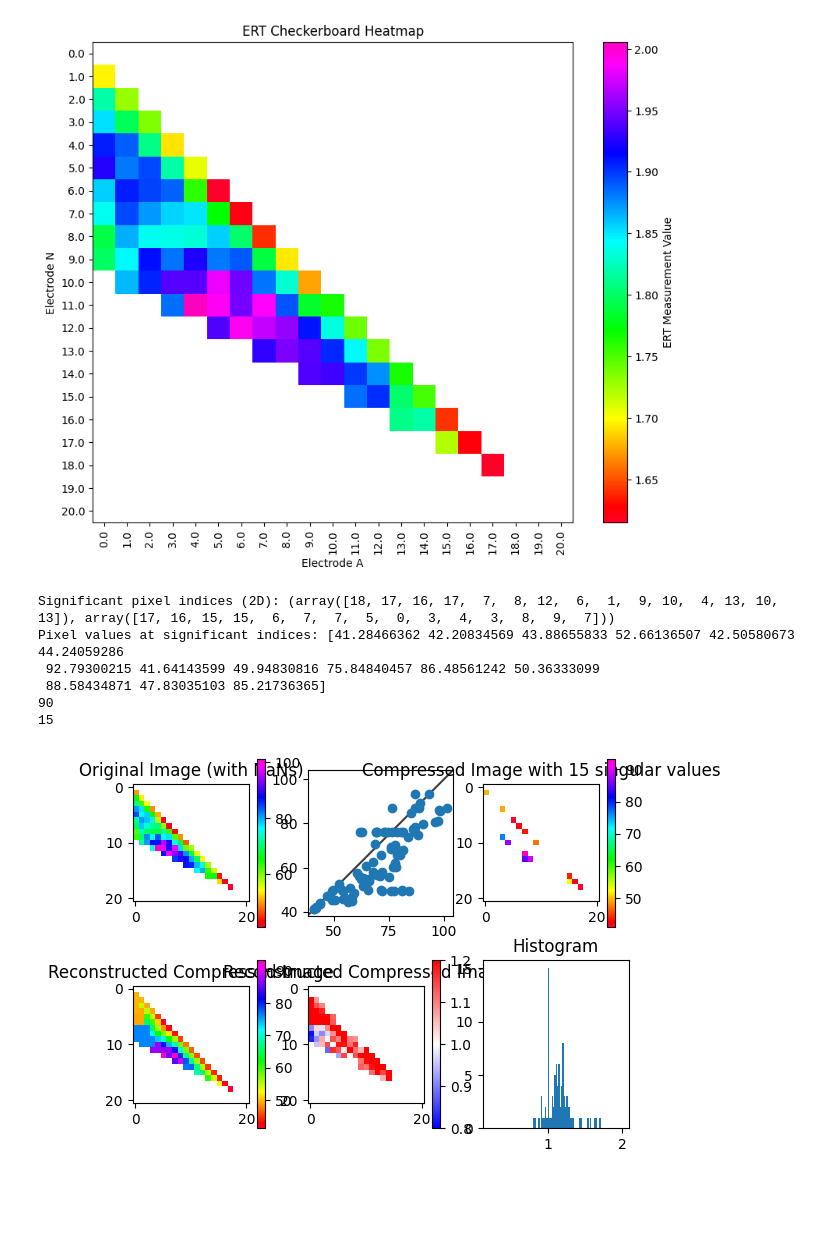
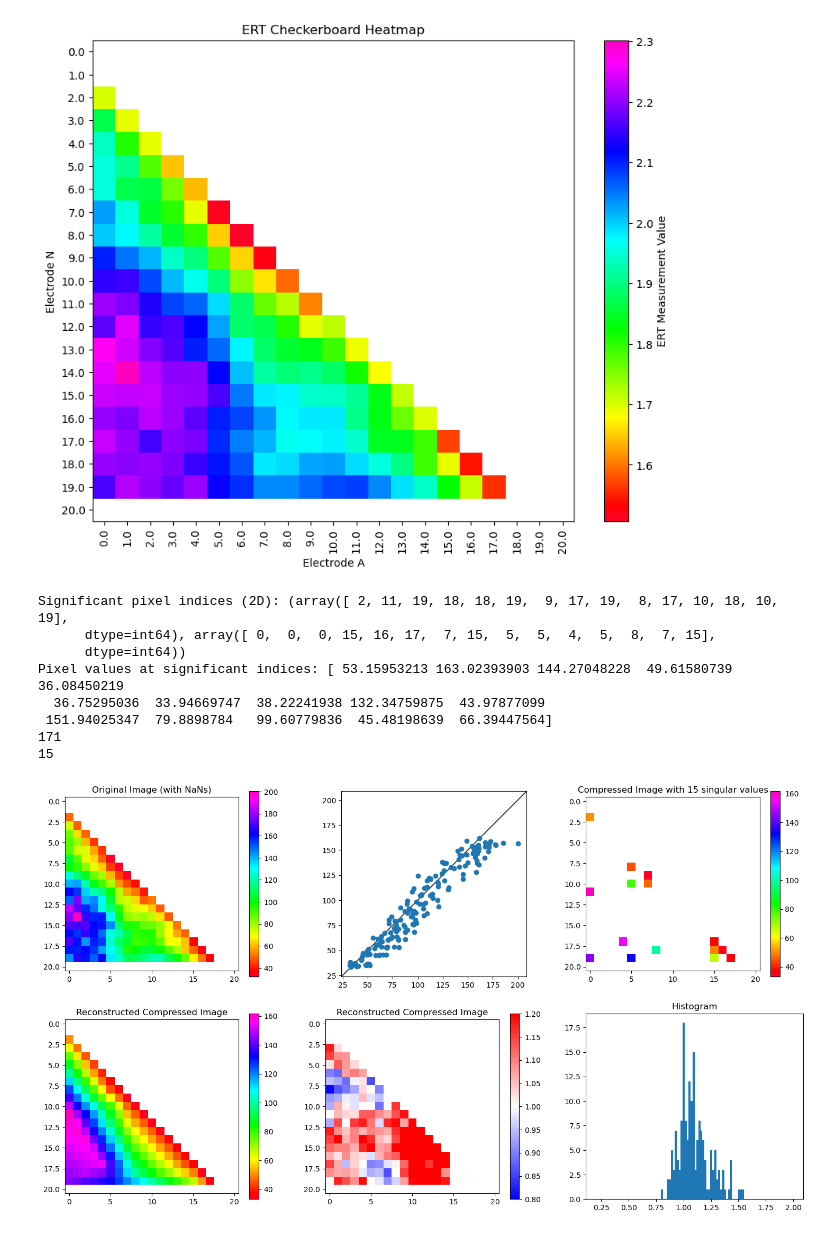
Before and after one commit to sideris25/thesis, a Jupyter notebook: img_comp_revised.ipynb, the cells around one changed output. Drawn from its saved outputs; the diff is of its cells as text; code cells hidden in the pictures; blank space fills up the shorter version.

```diff
--- a/img_comp_revised.ipynb
+++ b/img_comp_revised.ipynb
@@ -46,15 +46,15 @@ def reconstruct_compressed_image(image_shape, significant_indices, pixel_values)
         method='linear'  # Interpolation method
 
     )
-    nan_holes = np.isnan(interpolated_image)
-    if np.any(nan_holes):
-        interpolated_nearest = griddata(
-            (x[mask], y[mask]),
-            compressed_image[mask],
-            (x, y),
-            method='nearest'
-        )
-        interpolated_image[nan_holes] = interpolated_nearest[nan_holes]
+    # nan_holes = np.isnan(interpolated_image)
+    # if np.any(nan_holes):
+    #     interpolated_nearest = griddata(
+    #         (x[mask], y[mask]),
+    #         compressed_image[mask],
+    #         (x, y),
+    #         method='nearest'
+    #     )
+    #     interpolated_image[nan_holes] = interpolated_nearest[nan_holes]
 
     return interpolated_image
 
@@ -91,19 +91,27 @@ def compress_and_reconstruct(image, num_singular_values):
     rows,cols = np.arange(image.shape[0]),np.arange(image.shape[1])
 
     z=rows/np.max(rows)
-    z_factor=0.3
+    z_factor=0.15
     depth_weight=1+z_factor*z
     depth_weight=depth_weight[:,None] #2D IMPORTANT!!! 1D->WEIGHTING MORE TO DISTANT PIXELS
     contributions*=depth_weight
 
 
     contributions[nan_mask] = -np.inf
+    rows_0=np.where(~nan_mask[:,0])[0] #only non-nans for the fist column to force the linear interp
+    if len(rows_0)>0:
+        r_min=rows_0[0]
+        r_max=rows_0[-1]
+        r_med=rows_0[len(rows_0)//2]
+        contributions[r_min,0]=np.inf
+        contributions[r_max,0]=np.inf
+        contributions[r_med,0]=np.inf   #force to include them
+
     flat_indices = np.argsort(contributions.flatten())[::-1][:num_singular_values]
 
     #flat_indices=np.r_[0,image.shape[0]*image.shape[1]-1,flat_indices]
     # Convert flat indices to 2D indices
     significant_indices = np.unravel_index(flat_indices, image.shape)
-
 
     # Restore NaN values in the original positions
     compressed_image[nan_mask] = np.nan
@@ -164,13 +172,13 @@ def plot_ert_checkerboard(data,plot=0):
         plt.show()
     return heatmap
 # %%
-abmn=np.load('abmn.npy')
-res_all=np.load('res_all.npy')
+abmn=np.load('abmn_dd.npy')
+res_all=np.load('res_all_dd.npy')
 data_all=np.column_stack([abmn,res_all[:,0]])
 data=pd.DataFrame(data_all,columns=['A','B','M','N','Res'])
 image=plot_ert_checkerboard(data,plot=1)
 # %% [output]
-[figure, old version]
+[figure, new version]
 # %%
 num_singular_values = 15
 compressed_image, significant_indices,nan_mask=compress_and_reconstruct(image, num_singular_values)
@@ -184,7 +192,7 @@ real_values = image[significant_indices]
 reconstructed_compressed_image = reconstruct_compressed_image(image.shape, significant_indices, real_values)
 predicted_values=reconstructed_compressed_image[significant_indices]
 # %%
-fig , ( (ax1,ax2,ax5) , (ax3,ax4,ax6)) = plt.subplots(2,3)
+fig , ( (ax1,ax2,ax5) , (ax3,ax4,ax6)) = plt.subplots(2,3, figsize=(18,10))
 
 #Plot 1: Original Image
 ax1.set_title("Original Image (with NaNs)")
@@ -212,36 +220,38 @@ plt.colorbar(im3)
 
 #Plot 4: Ratio Image
 ax4.set_title("Reconstructed Compressed Image")
 im4=ax4.imshow(image/reconstructed_compressed_image, cmap='bwr',vmin=0.8,vmax=1.2)
 plt.colorbar(im4)
 
 #Plot 5: Compressed Image
 del1=np.asarray(significant_indices)
 to_plot_image=np.copy(image)
 to_plot_image[:]=np.nan
 to_plot_image[del1[0,:].T,del1[1,:].T]=predicted_values
 
 ax5.set_title(f"Compressed Image with {num_singular_values} singular values")
 compressed_image[nan_mask] = np.nan
 im5=ax5.imshow(to_plot_image, cmap='gist_rainbow')
 plt.colorbar(im5)
 
 #Plot 6: Histogram
 ax6.set_title("Histogram")
 ax6.hist(image.ravel()/reconstructed_compressed_image.ravel(),bins=100,range=(0.2,2))
 
 print("Significant pixel indices (2D):", significant_indices)
 print("Pixel values at significant indices:", pixel_values)
 print(np.count_nonzero(np.isfinite(image.ravel())))
 print(np.count_nonzero(np.isfinite(pixel_values)))
 
 
 plt.show()
 # %% [output]
-Significant pixel indices (2D): (array([18, 17, 16, 17,  7,  8, 12,  6,  1,  9, 10,  4, 13, 10, 13]), array([17, 16, 15, 15,  6,  7,  7,  5,  0,  3,  4,  3,  8,  9,  7]))
-Pixel values at significant indices: [41.28466362 42.20834569 43.88655833 52.66136507 42.50580673 44.24059286
- 92.79300215 41.64143599 49.94830816 75.84840457 86.48561242 50.36333099
- 88.58434871 47.83035103 85.21736365]
-90
+Significant pixel indices (2D): (array([ 2, 11, 19, 18, 18, 19,  9, 17, 19,  8, 17, 10, 18, 10, 19],
+      dtype=int64), array([ 0,  0,  0, 15, 16, 17,  7, 15,  5,  5,  4,  5,  8,  7, 15],
+      dtype=int64))
+Pixel values at significant indices: [ 53.15953213 163.02393903 144.27048228  49.61580739  36.08450219
+  36.75295036  33.94669747  38.22241938 132.34759875  43.97877099
+ 151.94025347  79.8898784   99.60779836  45.48198639  66.39447564]
+171
 15
-[figure, old version]
+[figure, new version]
```
Also changed, not shown: 1 other file.
